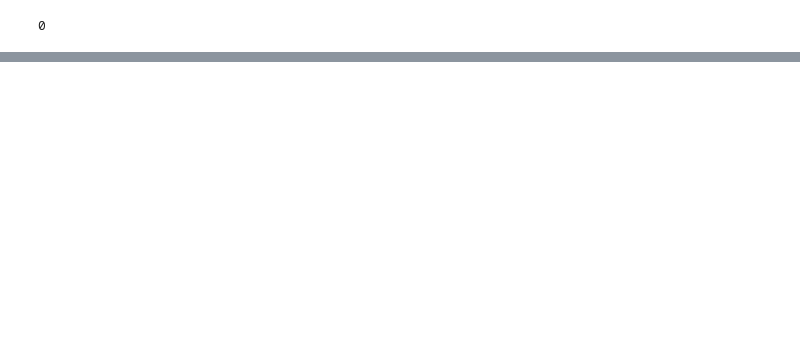
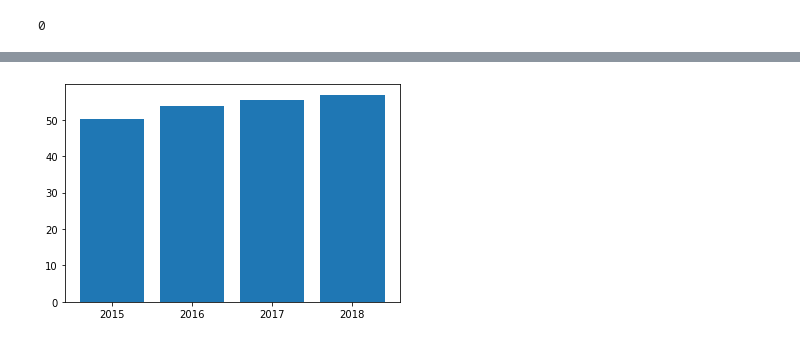
Before and after one commit to luiul/tsa, a Jupyter notebook: course-nb/03-tsa.ipynb, the cells around one changed output, grey strips where cells are left out. Cells and saved outputs as stored; diff of their text form; code cells hidden in the pictures; blank space fills up the shorter version.

```diff
--- a/course-nb/03-tsa.ipynb
+++ b/course-nb/03-tsa.ipynb
@@ -89,0 +180,7 @@ df.index.argmin()
+# %%
+idx = df.resample(rule='A').mean().index.year
+y = df['Close'].resample('A').mean().values
+
+ax = plt.bar(idx, y, tick_label=idx)
+# %% [output]
+[figure, added]
```
Also changed, not shown: parts of 49 cells of this notebook, 1 other file.
